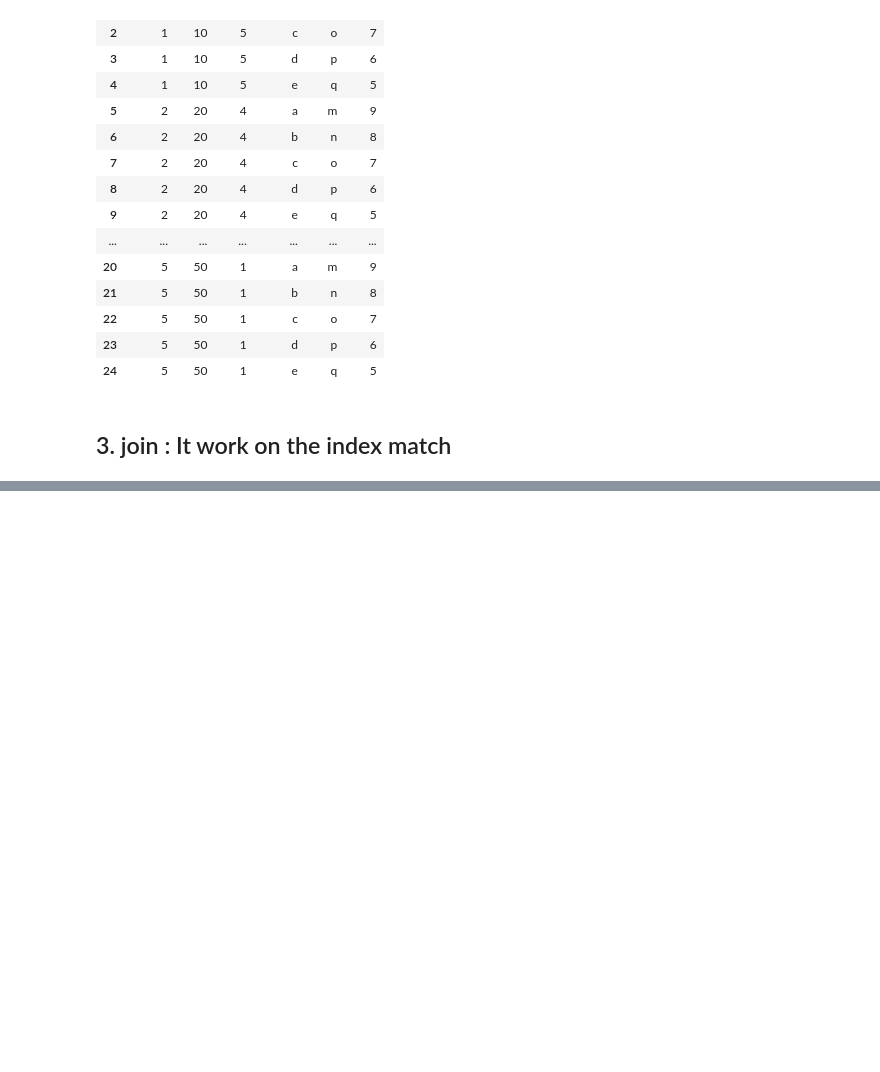
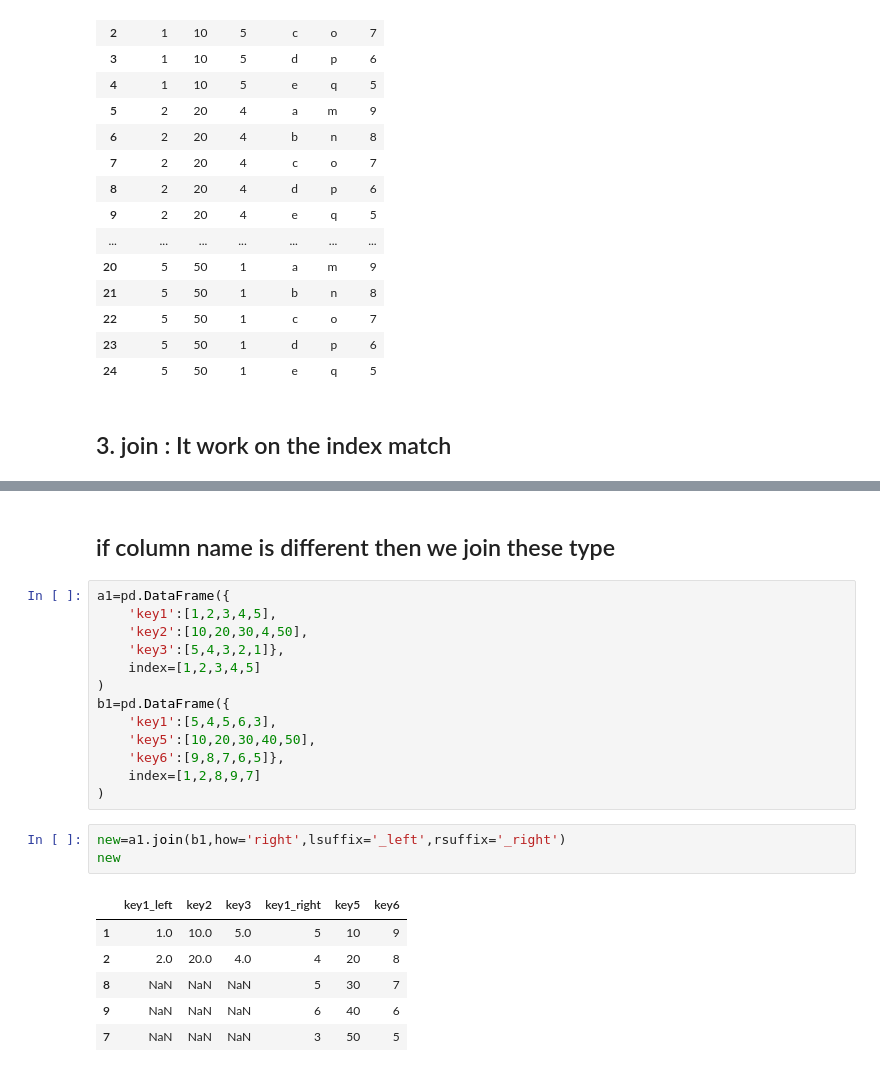
Before and after one commit to Rupeshkumar96/Machine_Learning, a Jupyter notebook: Pandas.ipynb, the cells around one changed output, grey strips where cells are left out. Saved outputs shown, nothing was run; the diff lists cells and outputs as text; blank space fills up the shorter version.

```diff
--- a/Pandas.ipynb
+++ b/Pandas.ipynb
@@ -589,0 +627,25 @@ ValueError: columns overlap but no suffix specified: Index(['key1'], dtype='obje
+# %% [markdown]
+## if column name is different then we join these type
+# %%
+a1=pd.DataFrame({
+    'key1':[1,2,3,4,5],
+    'key2':[10,20,30,4,50],
+    'key3':[5,4,3,2,1]},
+    index=[1,2,3,4,5]
+)
+b1=pd.DataFrame({
+    'key1':[5,4,5,6,3],
+    'key5':[10,20,30,40,50],
+    'key6':[9,8,7,6,5]},
+    index=[1,2,8,9,7]
+)
+# %%
+new=a1.join(b1,how='right',lsuffix='_left',rsuffix='_right')
+new
+# %% [output]
+|  | key1_left | key2 | key3 | key1_right | key5 | key6 |
+| 1 | 1.0 | 10.0 | 5.0 | 5 | 10 | 9 |
+| 2 | 2.0 | 20.0 | 4.0 | 4 | 20 | 8 |
+| 8 | NaN | NaN | NaN | 5 | 30 | 7 |
+| 9 | NaN | NaN | NaN | 6 | 40 | 6 |
+| 7 | NaN | NaN | NaN | 3 | 50 | 5 |
```
Also changed, not shown: parts of 8 cells of this notebook.
